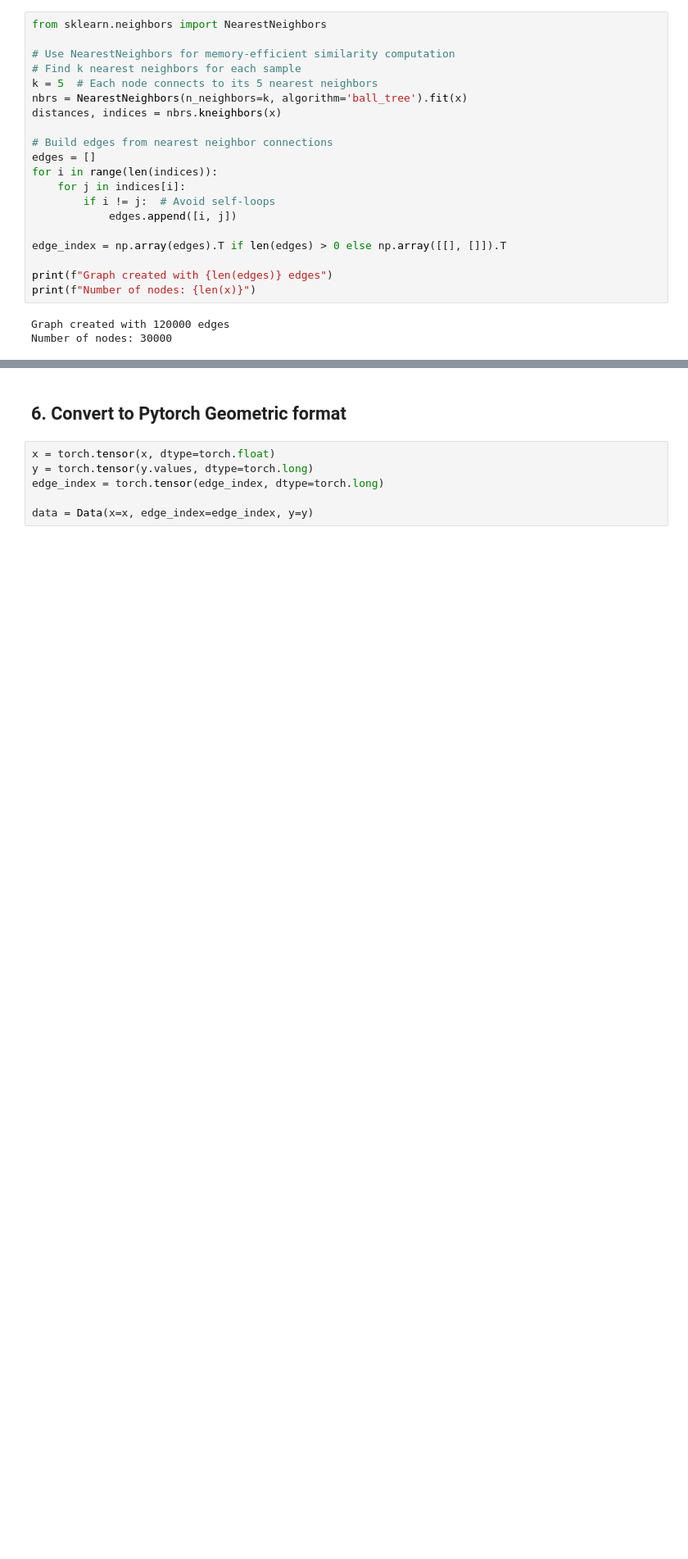
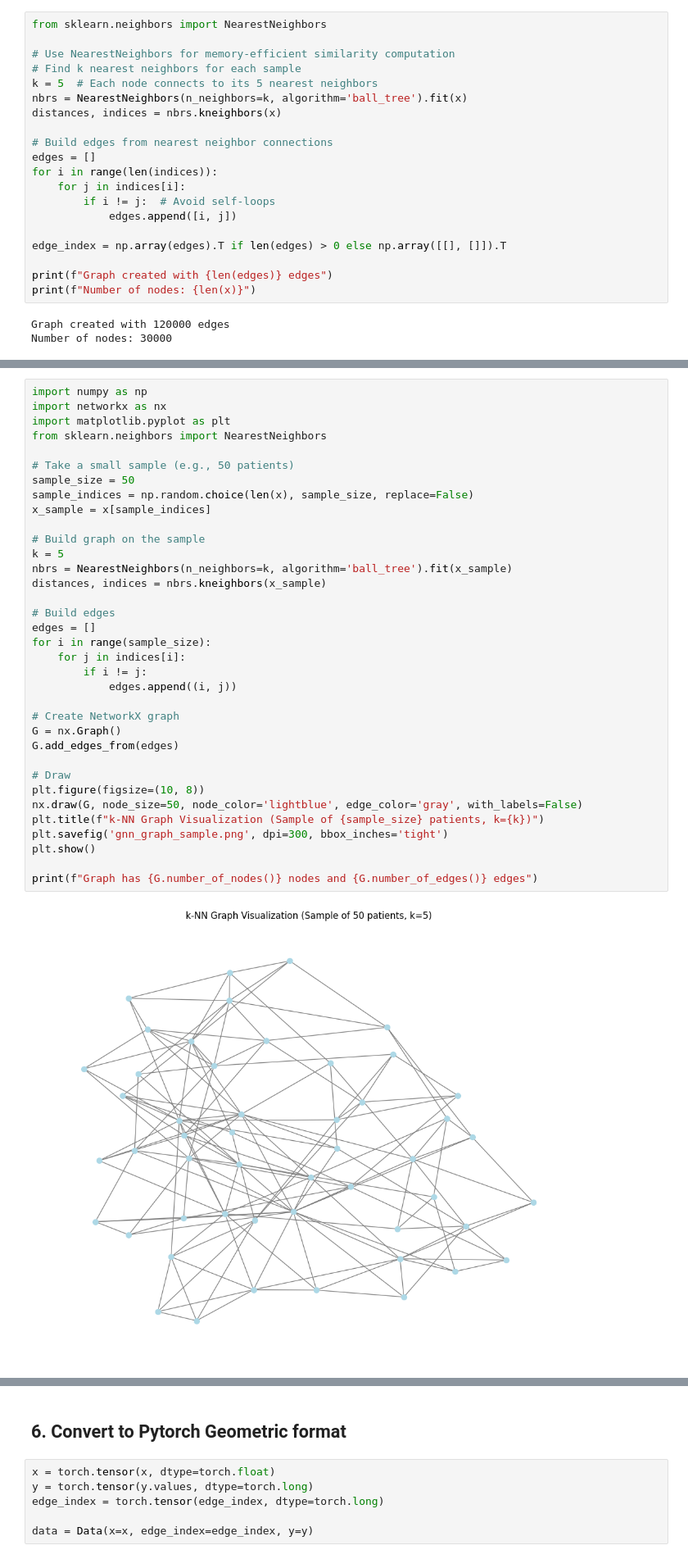
Before and after one commit to mablemunanura/NEONATES, a Jupyter notebook: notebooks/MODELS/gnn_model.ipynb, the cells around one changed output, grey strips where cells are left out. Shown at 82% size. Cells and saved outputs as stored; diff of their text form; blank space fills up the shorter version.

```diff
--- a/notebooks/MODELS/gnn_model.ipynb
+++ b/notebooks/MODELS/gnn_model.ipynb
@@ -68,0 +72,37 @@ Number of nodes: 30000
+# %%
+import numpy as np
+import networkx as nx
+import matplotlib.pyplot as plt
+from sklearn.neighbors import NearestNeighbors
+
+# Take a small sample (e.g., 50 patients)
+sample_size = 50
+sample_indices = np.random.choice(len(x), sample_size, replace=False)
+x_sample = x[sample_indices]
+
+# Build graph on the sample
+k = 5
+nbrs = NearestNeighbors(n_neighbors=k, algorithm='ball_tree').fit(x_sample)
+distances, indices = nbrs.kneighbors(x_sample)
+
+# Build edges
+edges = []
+for i in range(sample_size):
+    for j in indices[i]:
+        if i != j:
+            edges.append((i, j))
+
+# Create NetworkX graph
+G = nx.Graph()
+G.add_edges_from(edges)
+
+# Draw
+plt.figure(figsize=(10, 8))
+nx.draw(G, node_size=50, node_color='lightblue', edge_color='gray', with_labels=False)
+plt.title(f"k-NN Graph Visualization (Sample of {sample_size} patients, k={k})")
+plt.savefig('gnn_graph_sample.png', dpi=300, bbox_inches='tight')
+plt.show()
+
+print(f"Graph has {G.number_of_nodes()} nodes and {G.number_of_edges()} edges")
+# %% [output]
+[figure, added]
```
Also changed, not shown: parts of 9 cells of this notebook, 9 other files.
